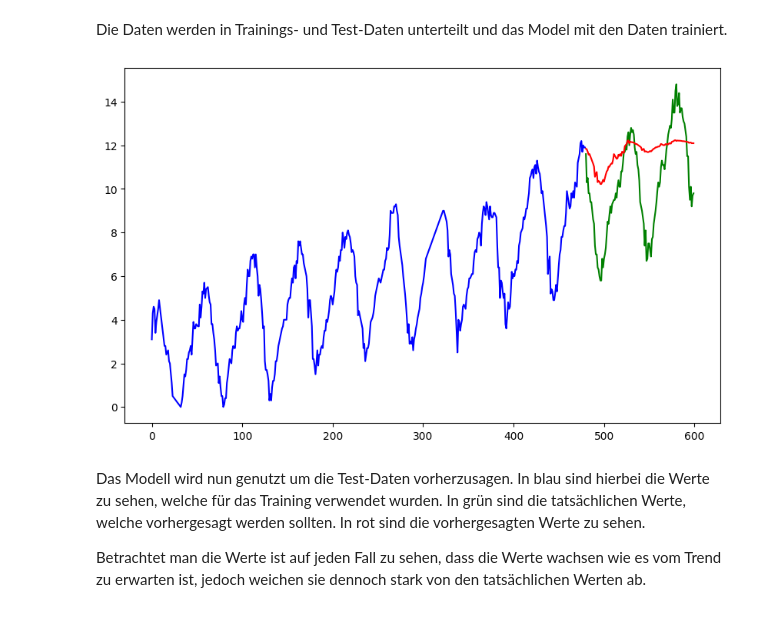
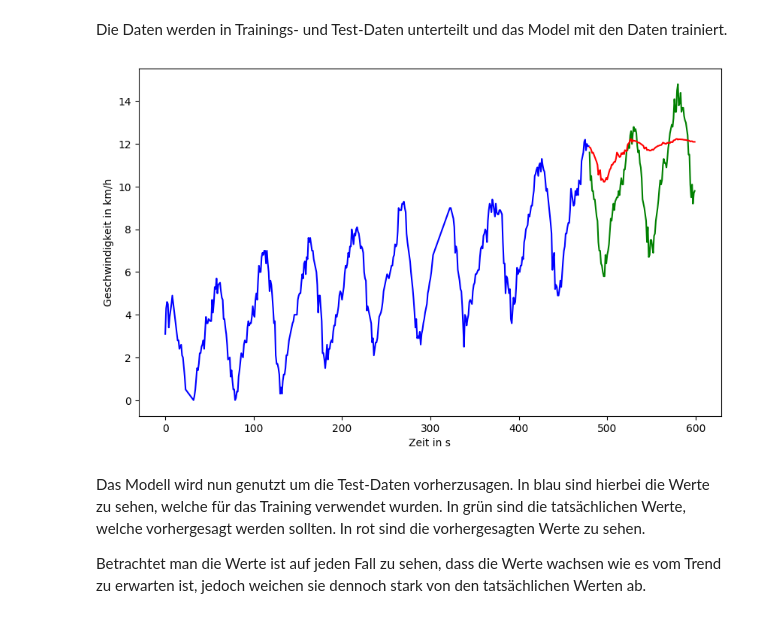
Before and after one commit to Maximus0203/DataWarehouse, a Jupyter notebook: Code.ipynb, the cells around one changed output. Cells and saved outputs as stored; diff of their text form; code cells hidden in the pictures.

```diff
--- a/Code.ipynb
+++ b/Code.ipynb
@@ -36,7 +36,7 @@ Um Daten zu haben, welche repräsentativ für die Messdaten stehen, werden Daten
 co2_data['co2_adjusted'] = co2_data['co2'] - co2_data['co2'].min()
 car_data = co2_data['co2_adjusted']
 
-car_data = car_data.rename('geschwindigkeit')
+car_data = car_data.rename('Geschwindigkeit')
 
 
 car_data.index = pd.date_range(start='2022-01-01', periods=len(car_data), freq='1s')
@@ -179,13 +179,15 @@ Die Daten werden in Trainings- und Test-Daten unterteilt und das Model mit den D
 # %%
 forecast = model.predict(test.shape[0])
 plt.figure(figsize=(10, 6))
 plt.plot(np.arange(train.shape[0]), train, color='blue')
 plt.plot(np.arange(train.shape[0], train.shape[0] + test.shape[0]), test, color='green')
 plt.plot(np.arange(train.shape[0], train.shape[0] + test.shape[0]), forecast, color='red')
+plt.ylabel('Geschwindigkeit in km/h')
+plt.xlabel('Zeit in s')
 plt.savefig('pictures/Modellierung/ARIMA.pdf')
 plt.show()
 # %% [output]
-[figure, old version]
+[figure, new version]
 # %% [markdown]
 Das Modell wird nun genutzt um die Test-Daten vorherzusagen. In blau sind hierbei die Werte zu sehen, welche für das Training verwendet wurden. In grün sind die tatsächlichen Werte, welche vorhergesagt werden sollten. In rot sind die vorhergesagten Werte zu sehen.
 
```
Also changed, not shown: parts of 8 cells of this notebook, 6 other files.
